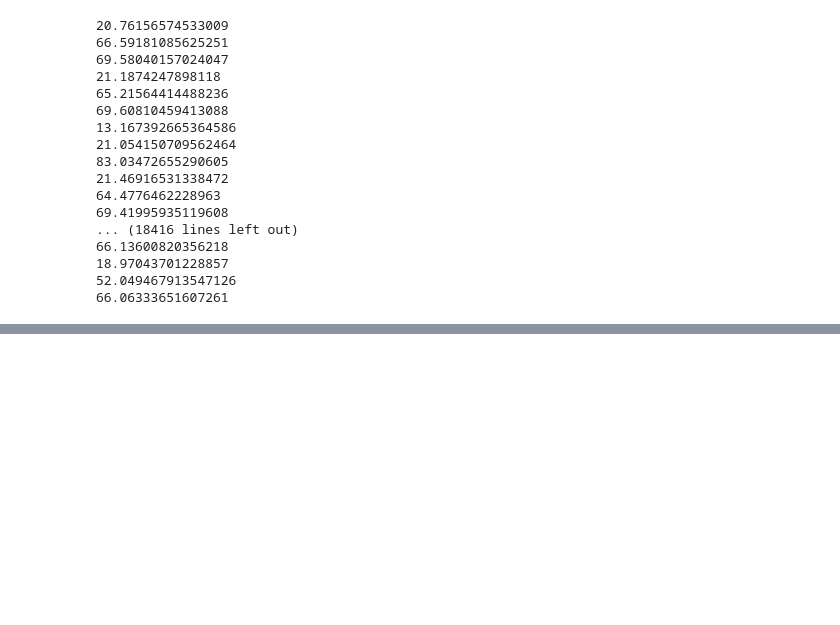
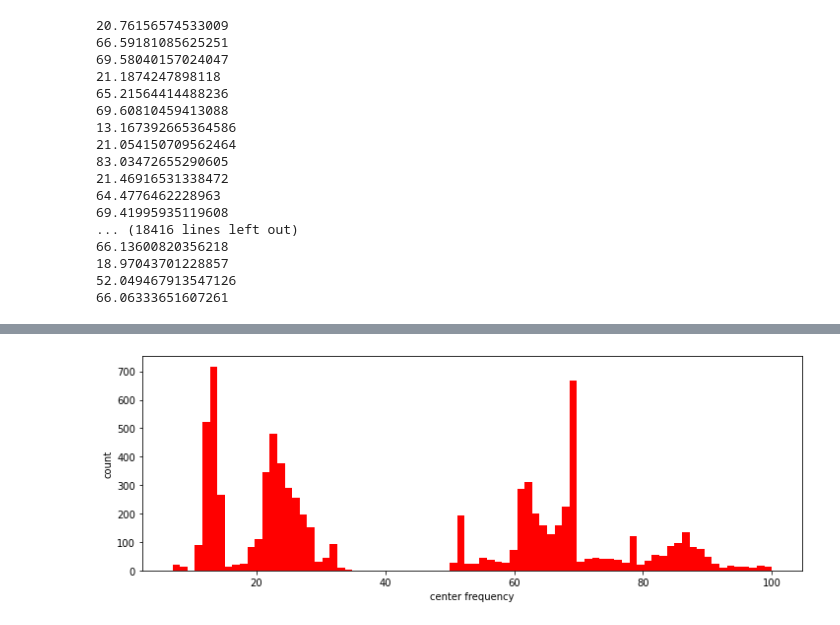
Before and after one commit to voytekresearch/v1_v4_1024_elec, a Jupyter notebook: notebooks/spectral_bands.ipynb, the cells around one changed output, grey strips where cells are left out. Drawn from its saved outputs; the diff is of its cells as text; code cells hidden in the pictures; blank space fills up the shorter version.

Commit message:
define frequency bands

```diff
--- a/notebooks/spectral_bands.ipynb
+++ b/notebooks/spectral_bands.ipynb
@@ -110,0 +113,8 @@ fig.show()
+# %%
+# plot center frequency only
+fig, ax = plt.subplots(1,1, figsize=[12,4])
+count, bin_edges, _ = ax.hist(pre_cf, bins=80, color='red')
+ax.set(xlabel="center frequency", ylabel="count")
+plt.show()
+# %% [output]
+[figure, added]
```
Also changed, not shown: parts of 4 cells of this notebook.
